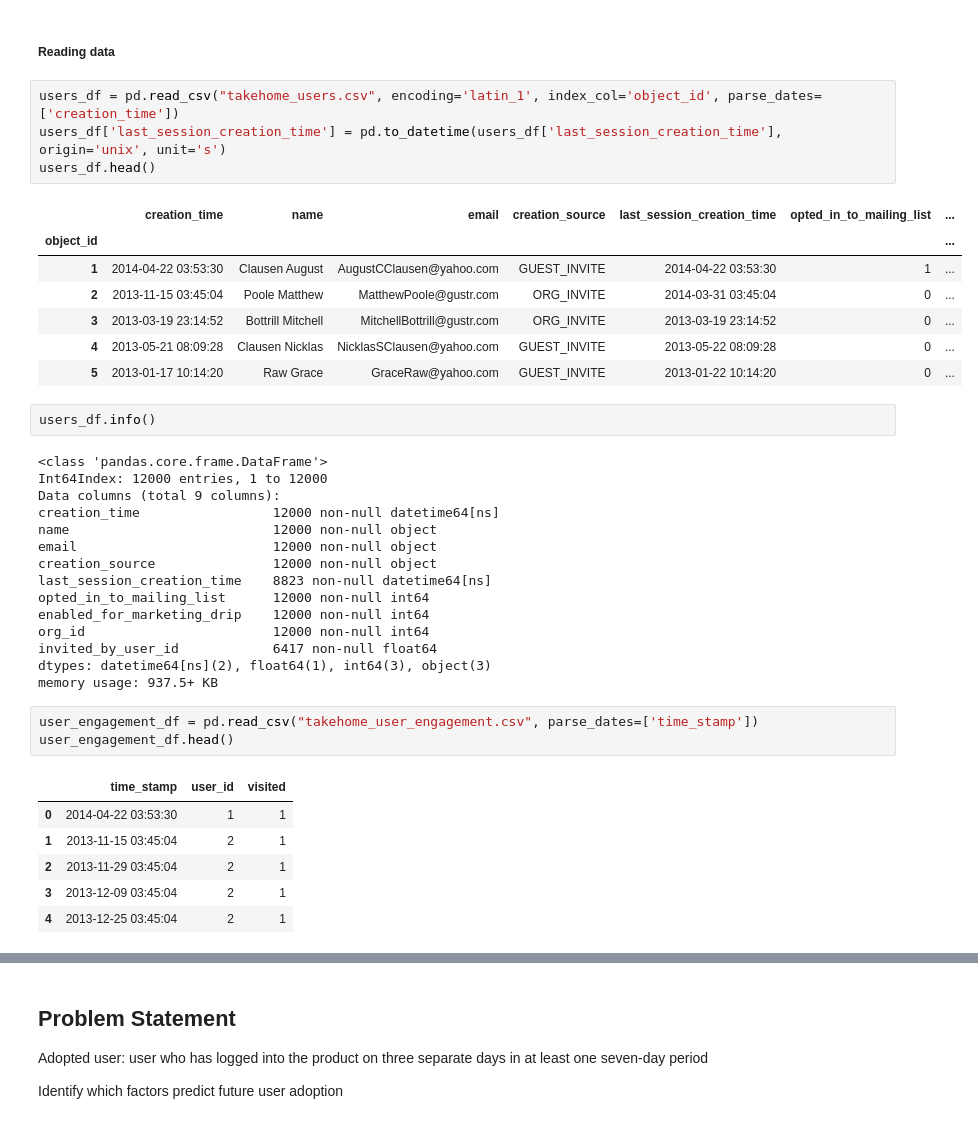
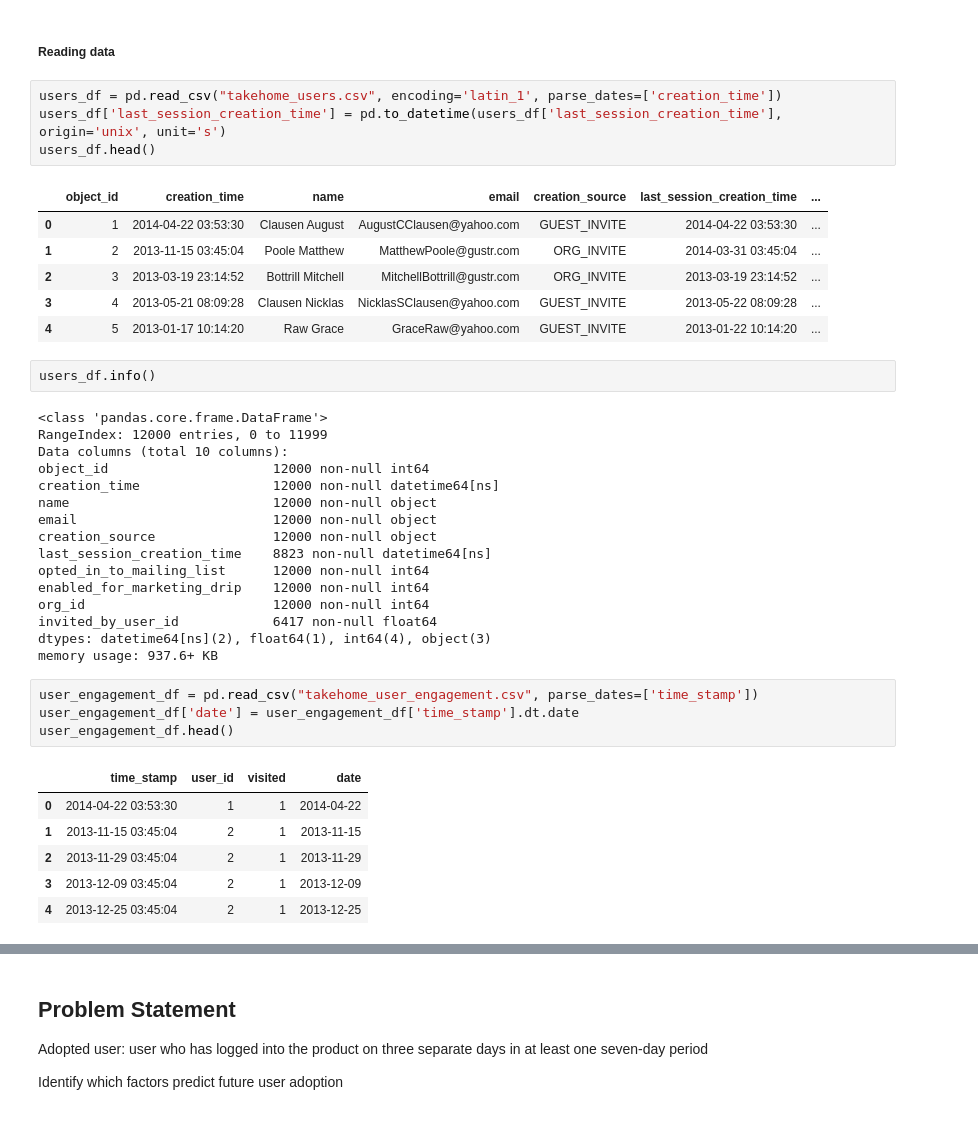
Before and after one commit to aliborji/springboard-mini-projects, a Jupyter notebook: relax_challenge/relax_challenge.ipynb, the cells around one changed output, grey strips where cells are left out. Cells and saved outputs as stored; diff of their text form.

```diff
--- a/relax_challenge/relax_challenge.ipynb
+++ b/relax_challenge/relax_challenge.ipynb
@@ -9,23 +16,23 @@ import matplotlib.pyplot as plt
 # %% [markdown]
 ##### Reading data
 # %%
-users_df = pd.read_csv("takehome_users.csv", encoding='latin_1', index_col='object_id', parse_dates=['creation_time'])
+users_df = pd.read_csv("takehome_users.csv", encoding='latin_1', parse_dates=['creation_time'])
 users_df['last_session_creation_time'] = pd.to_datetime(users_df['last_session_creation_time'], origin='unix', unit='s')
 users_df.head()
 # %% [output]
-|  | creation_time | name | email | creation_source | last_session_creation_time | opted_in_to_mailing_list | ... |
-| object_id |  |  |  |  |  |  | ... |
-| 1 | 2014-04-22 03:53:30 | Clausen August | AugustCClausen@yahoo.com | GUEST_INVITE | 2014-04-22 03:53:30 | 1 | ... |
-| 2 | 2013-11-15 03:45:04 | Poole Matthew | MatthewPoole@gustr.com | ORG_INVITE | 2014-03-31 03:45:04 | 0 | ... |
-| 3 | 2013-03-19 23:14:52 | Bottrill Mitchell | MitchellBottrill@gustr.com | ORG_INVITE | 2013-03-19 23:14:52 | 0 | ... |
-| 4 | 2013-05-21 08:09:28 | Clausen Nicklas | NicklasSClausen@yahoo.com | GUEST_INVITE | 2013-05-22 08:09:28 | 0 | ... |
-| 5 | 2013-01-17 10:14:20 | Raw Grace | GraceRaw@yahoo.com | GUEST_INVITE | 2013-01-22 10:14:20 | 0 | ... |
+|  | object_id | creation_time | name | email | creation_source | last_session_creation_time | ... |
+| 0 | 1 | 2014-04-22 03:53:30 | Clausen August | AugustCClausen@yahoo.com | GUEST_INVITE | 2014-04-22 03:53:30 | ... |
+| 1 | 2 | 2013-11-15 03:45:04 | Poole Matthew | MatthewPoole@gustr.com | ORG_INVITE | 2014-03-31 03:45:04 | ... |
+| 2 | 3 | 2013-03-19 23:14:52 | Bottrill Mitchell | MitchellBottrill@gustr.com | ORG_INVITE | 2013-03-19 23:14:52 | ... |
+| 3 | 4 | 2013-05-21 08:09:28 | Clausen Nicklas | NicklasSClausen@yahoo.com | GUEST_INVITE | 2013-05-22 08:09:28 | ... |
+| 4 | 5 | 2013-01-17 10:14:20 | Raw Grace | GraceRaw@yahoo.com | GUEST_INVITE | 2013-01-22 10:14:20 | ... |
 # %%
 users_df.info()
 # %% [output]
 <class 'pandas.core.frame.DataFrame'>
-Int64Index: 12000 entries, 1 to 12000
-Data columns (total 9 columns):
+RangeIndex: 12000 entries, 0 to 11999
+Data columns (total 10 columns):
+object_id                     12000 non-null int64
 creation_time                 12000 non-null datetime64[ns]
 name                          12000 non-null object
 email                         12000 non-null object
@@ -35,18 +42,19 @@ opted_in_to_mailing_list      12000 non-null int64
 enabled_for_marketing_drip    12000 non-null int64
 org_id                        12000 non-null int64
 invited_by_user_id            6417 non-null float64
-dtypes: datetime64[ns](2), float64(1), int64(3), object(3)
-memory usage: 937.5+ KB
+dtypes: datetime64[ns](2), float64(1), int64(4), object(3)
+memory usage: 937.6+ KB
 # %%
 user_engagement_df = pd.read_csv("takehome_user_engagement.csv", parse_dates=['time_stamp'])
+user_engagement_df['date'] = user_engagement_df['time_stamp'].dt.date
 user_engagement_df.head()
 # %% [output]
-|  | time_stamp | user_id | visited |
-| 0 | 2014-04-22 03:53:30 | 1 | 1 |
-| 1 | 2013-11-15 03:45:04 | 2 | 1 |
-| 2 | 2013-11-29 03:45:04 | 2 | 1 |
-| 3 | 2013-12-09 03:45:04 | 2 | 1 |
-| 4 | 2013-12-25 03:45:04 | 2 | 1 |
+|  | time_stamp | user_id | visited | date |
+| 0 | 2014-04-22 03:53:30 | 1 | 1 | 2014-04-22 |
+| 1 | 2013-11-15 03:45:04 | 2 | 1 | 2013-11-15 |
+| 2 | 2013-11-29 03:45:04 | 2 | 1 | 2013-11-29 |
+| 3 | 2013-12-09 03:45:04 | 2 | 1 | 2013-12-09 |
+| 4 | 2013-12-25 03:45:04 | 2 | 1 | 2013-12-25 |
 # %%
 user_engagement_df.info()
 # %% [output]
```
Also changed, not shown: parts of 18 cells of this notebook.
